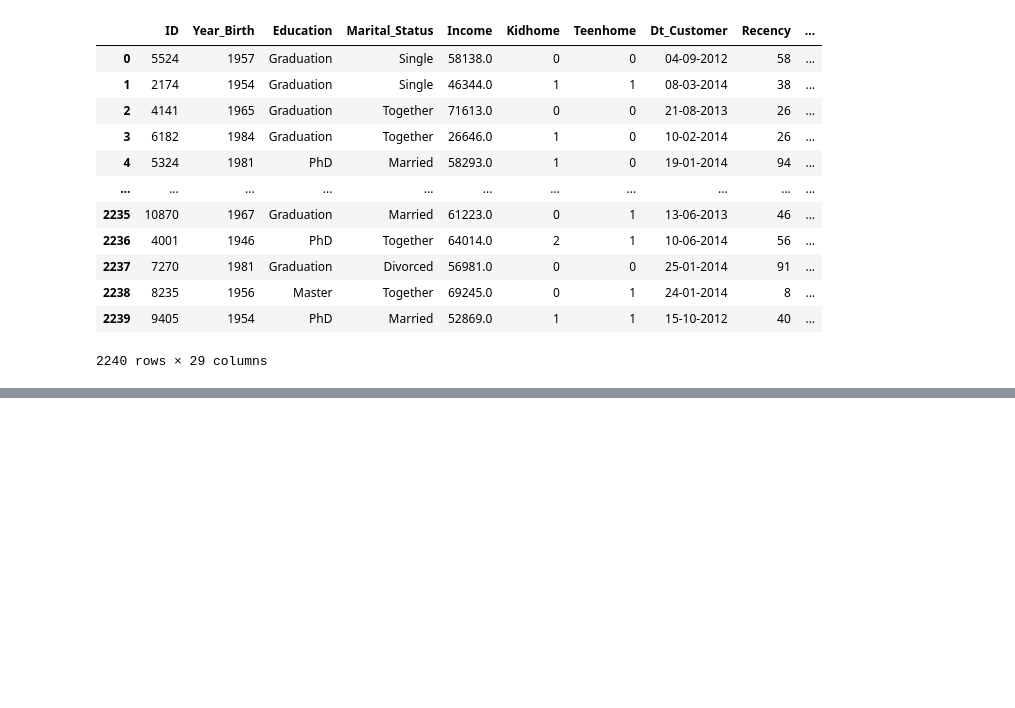
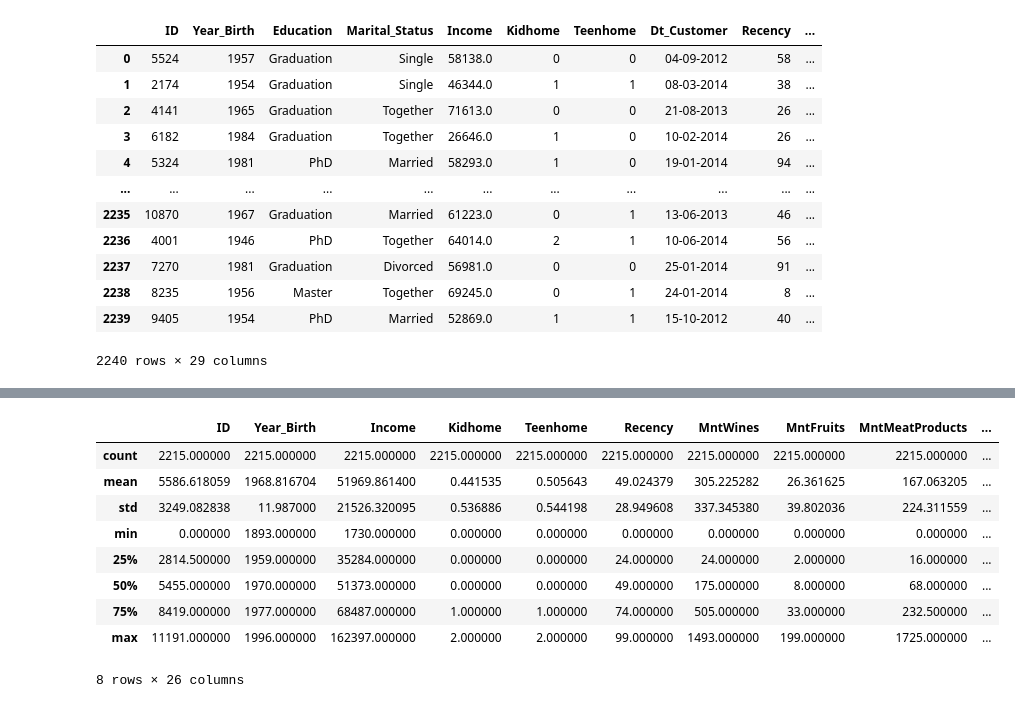
Before and after one commit to FrancescoManca-FM/Project_Mining_Large_Dataset, a Jupyter notebook: project.ipynb, the cells around one changed output, grey strips where cells are left out. Drawn from its saved outputs; the diff is of its cells as text; code cells hidden in the pictures; blank space fills up the shorter version.

```diff
--- a/project.ipynb
+++ b/project.ipynb
@@ -19,0 +78,2 @@ df
+# %%
+df["Dt_Customer"] = pd.to_datetime(df["Dt_Customer"])
@@ -19,0 +112,13 @@ df
+# %%
+df.describe()
+# %% [output]
+|  | ID | Year_Birth | Income | Kidhome | Teenhome | Recency | MntWines | MntFruits | MntMeatProducts | ... |
+| count | 2215.000000 | 2215.000000 | 2215.000000 | 2215.000000 | 2215.000000 | 2215.000000 | 2215.000000 | 2215.000000 | 2215.000000 | ... |
+| mean | 5586.618059 | 1968.816704 | 51969.861400 | 0.441535 | 0.505643 | 49.024379 | 305.225282 | 26.361625 | 167.063205 | ... |
+| std | 3249.082838 | 11.987000 | 21526.320095 | 0.536886 | 0.544198 | 28.949608 | 337.345380 | 39.802036 | 224.311559 | ... |
+| min | 0.000000 | 1893.000000 | 1730.000000 | 0.000000 | 0.000000 | 0.000000 | 0.000000 | 0.000000 | 0.000000 | ... |
+| 25% | 2814.500000 | 1959.000000 | 35284.000000 | 0.000000 | 0.000000 | 24.000000 | 24.000000 | 2.000000 | 16.000000 | ... |
+| 50% | 5455.000000 | 1970.000000 | 51373.000000 | 0.000000 | 0.000000 | 49.000000 | 175.000000 | 8.000000 | 68.000000 | ... |
+| 75% | 8419.000000 | 1977.000000 | 68487.000000 | 1.000000 | 1.000000 | 74.000000 | 505.000000 | 33.000000 | 232.500000 | ... |
+| max | 11191.000000 | 1996.000000 | 162397.000000 | 2.000000 | 2.000000 | 99.000000 | 1493.000000 | 199.000000 | 1725.000000 | ... |
+8 rows × 26 columns
```
Also changed, not shown: parts of 11 cells of this notebook.
